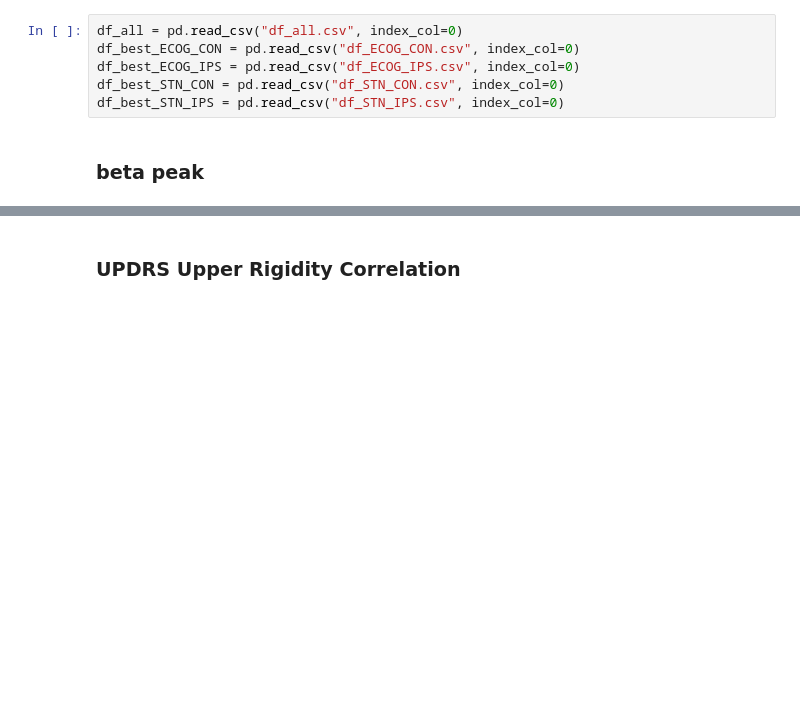
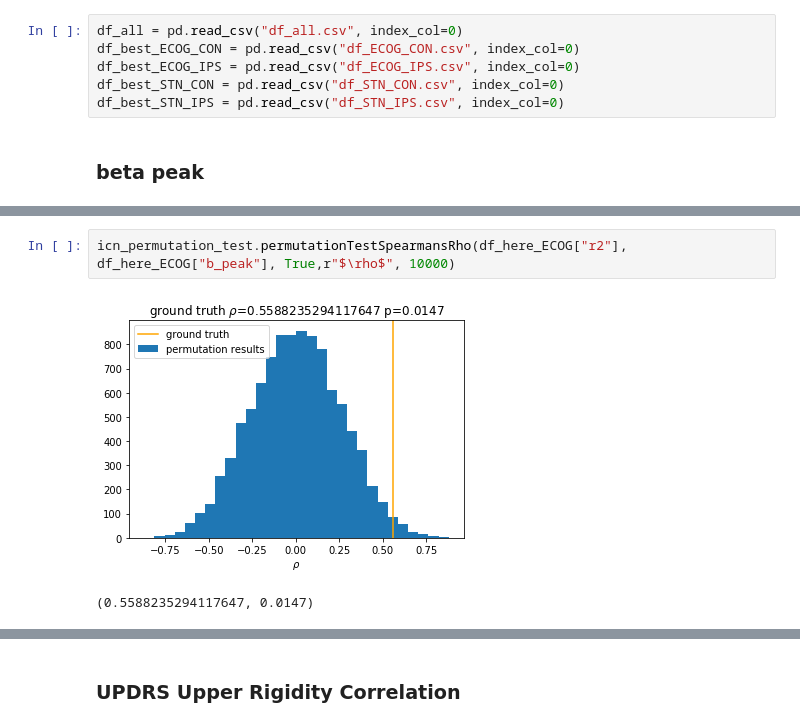
Before and after one commit to neuromodulation/icn, a Jupyter notebook: ECOG_vs_STN/Results_Analysis/stat_paper.ipynb, the cells around one changed output, grey strips where cells are left out. Saved outputs shown, nothing was run; the diff lists cells and outputs as text; blank space fills up the shorter version.

Commit message:
stat permutation fix rho

```diff
--- a/ECOG_vs_STN/Results_Analysis/stat_paper.ipynb
+++ b/ECOG_vs_STN/Results_Analysis/stat_paper.ipynb
@@ -63,3 +64,8 @@ Covariance Type:            nonrobust
 
 Warnings:
 [1] Standard Errors assume that the covariance matrix of the errors is correctly specified.
+# %%
+icn_permutation_test.permutationTestSpearmansRho(df_here_ECOG["r2"], df_here_ECOG["b_peak"], True,r"$\rho$", 10000)
+# %% [output]
+[figure, added]
+(0.5588235294117647, 0.0147)
```
Also changed, not shown: parts of 4 cells of this notebook, 2 other files.
